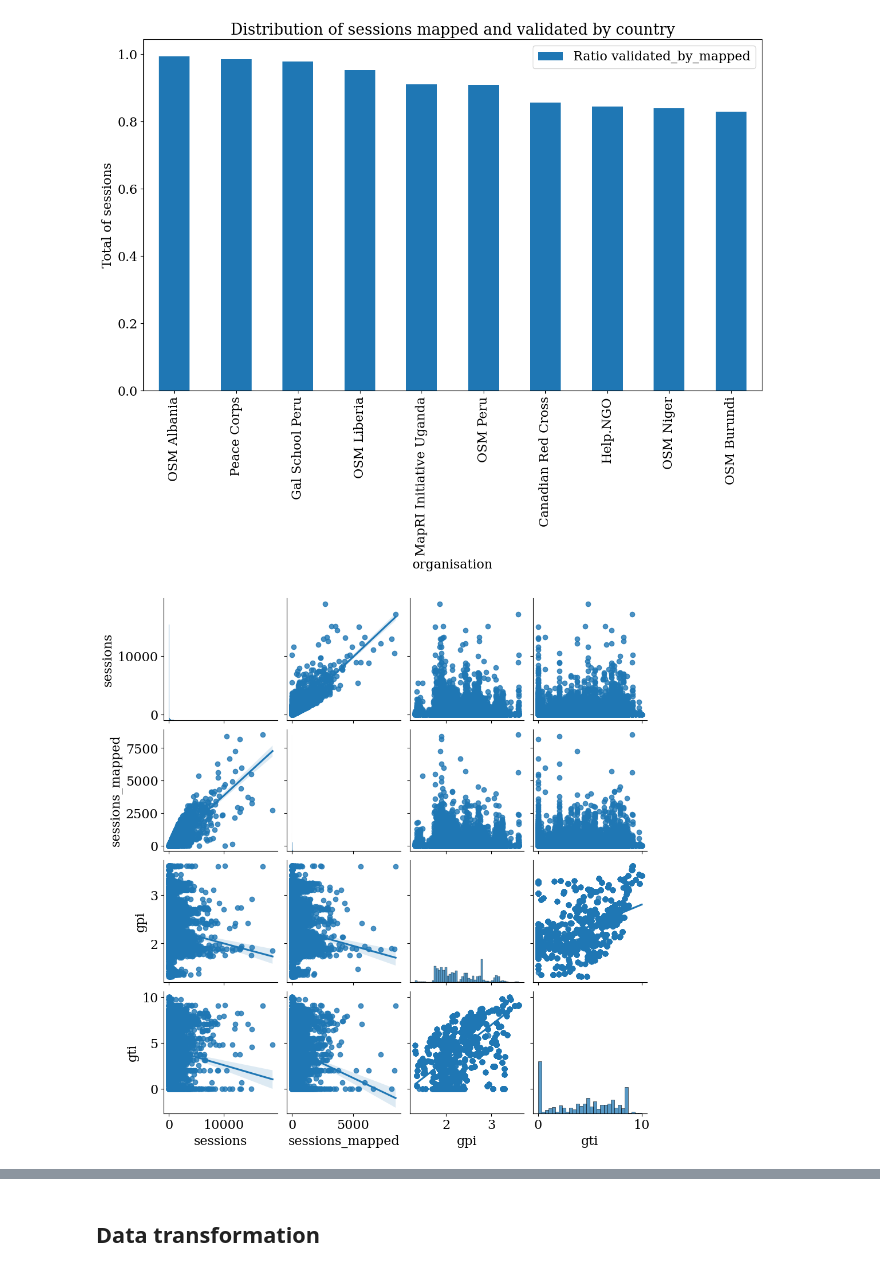
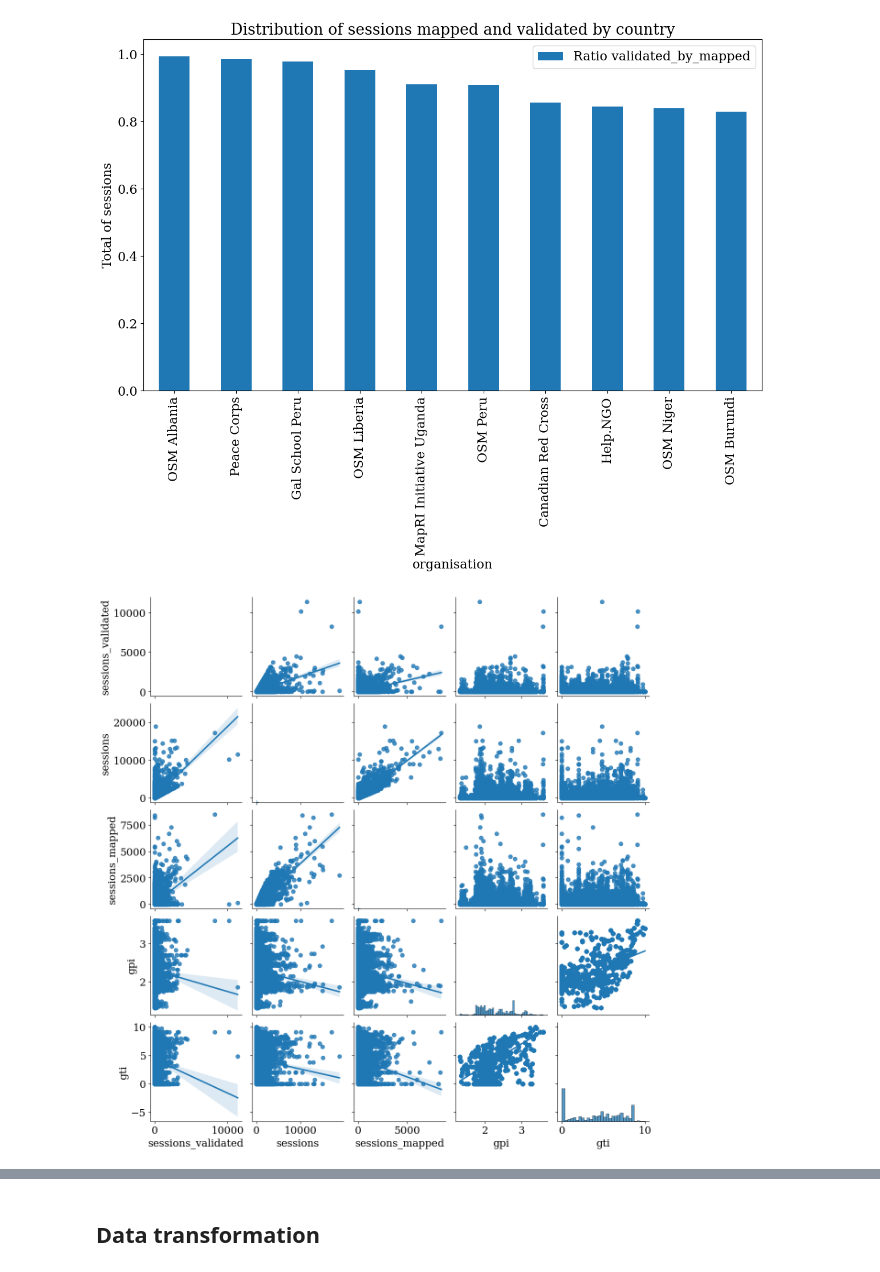
Before and after one commit to SIDIBEMoussa/Humanitarian-activity-analysis, a Jupyter notebook: Final notebook (EDA + Modeling)/Final_Notebook.ipynb, the cells around one changed output, grey strips where cells are left out. Drawn from its saved outputs; the diff is of its cells as text; code cells hidden in the pictures.

```diff
--- a/Final notebook (EDA + Modeling)/Final_Notebook.ipynb
+++ b/Final notebook (EDA + Modeling)/Final_Notebook.ipynb
@@ -21,7 +21,8 @@ os.chdir("/workspaces/Humanitarian-activity-analysis/")
 # %%
 # Data loading
 
-activity_by_month = pd.read_csv("Data processed/Cleaned_Enriched_activity_data.csv")
+activity_by_month = pd.read_csv("Data processed/Cleaned_Enriched_activity_data.csv",
+                                parse_dates=["time"])
 
 activity_by_month.head(2)
 # %% [output]
@@ -215,7 +193,7 @@ plt.show()
 # %% [output]
 [figure]
 # %%
-sns.pairplot(activity_by_month[['sessions','sessions_mapped', 'gpi', 'gti']], kind = "reg")
+sns.pairplot(activity_by_month[["sessions_validated",'sessions','sessions_mapped', 'gpi', 'gti']], kind = "reg")
 plt.show()
 # %% [output]
-[figure, old version]
+[figure, new version]
```
Also changed, not shown: parts of 9 cells of this notebook.
